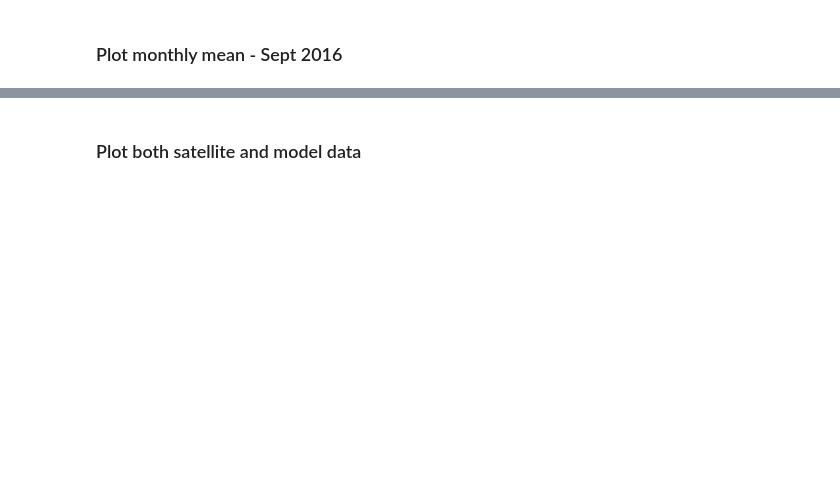
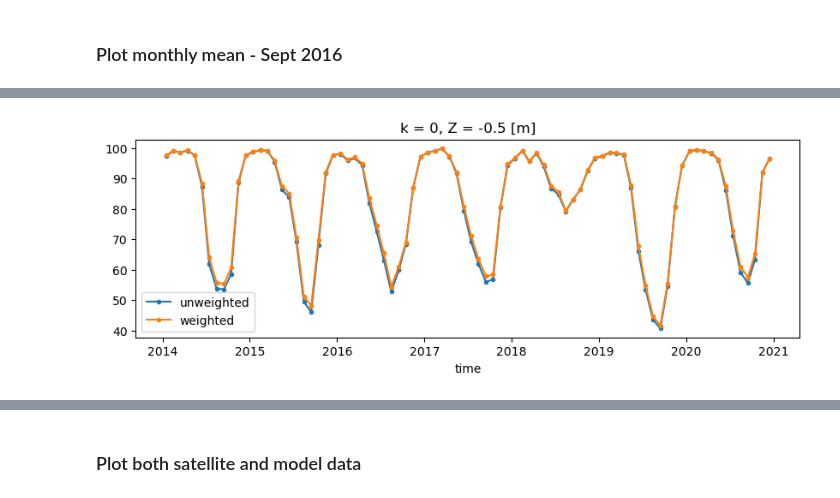
Before and after one commit to mjzahn/SASSIE_ECCO_salinity_stratification, a Jupyter notebook: notebooks/obs_model_comparison/SIC_model_and_satellite.ipynb, the cells around one changed output, grey strips where cells are left out. Saved outputs shown, nothing was run; the diff lists cells and outputs as text; code cells hidden in the pictures; blank space fills up the shorter version.

```diff
--- a/notebooks/obs_model_comparison/SIC_model_and_satellite.ipynb
+++ b/notebooks/obs_model_comparison/SIC_model_and_satellite.ipynb
@@ -284,0 +413,7 @@ NameError: name 'sic_month_tmp' is not defined
+# %%
+# compare weighted and unweighted mean
+sic_monthly_mean.plot(label='unweighted', marker='.', figsize=[10,3])
+sic_monthly_mean_weighted.plot(label='weighted', marker='.')
+plt.legend();
+# %% [output]
+[figure, added]
```
Also changed, not shown: parts of 18 cells of this notebook, 7 other files.
